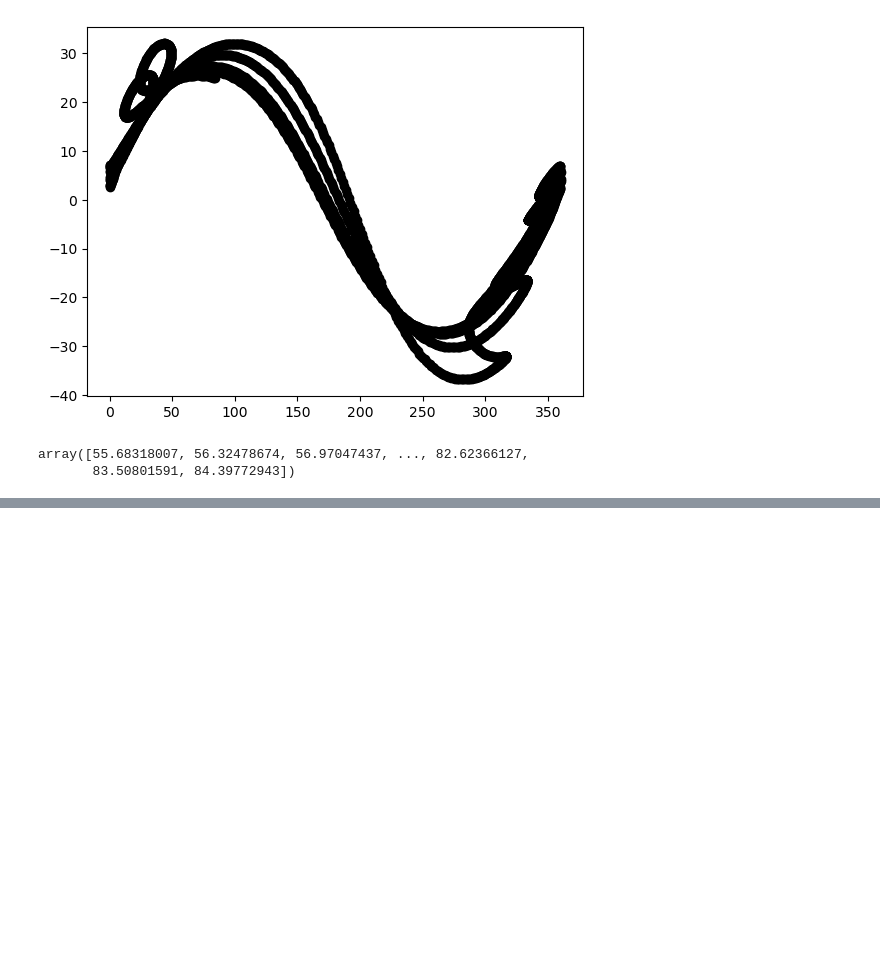
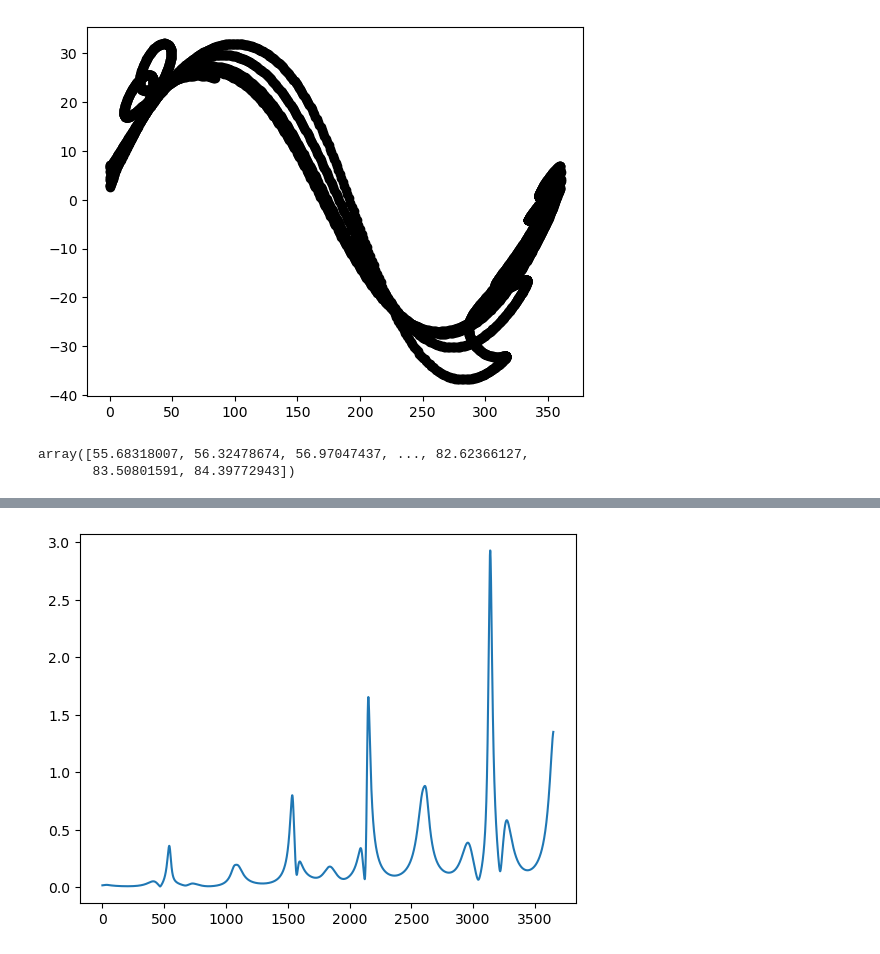
Before and after one commit to yoachim/23_Scratch, a Jupyter notebook: skyfield_sso/skyfield_sso.ipynb, the cells around one changed output, grey strips where cells are left out. Saved outputs shown, nothing was run; the diff lists cells and outputs as text; code cells hidden in the pictures; blank space fills up the shorter version.

```diff
--- a/skyfield_sso/skyfield_sso.ipynb
+++ b/skyfield_sso/skyfield_sso.ipynb
@@ -203,0 +177,7 @@ n_body_ephems = oo.generate_ephemerides(eph_times, 'nbody')
+# %%
+diff = angular_separation(two_body_ephems['ra'],
+                          two_body_ephems['dec'], n_body_ephems['ra'], n_body_ephems['dec'])
+# %%
+ack = plt.plot(diff)
+# %% [output]
+[figure, added]
```
Also changed, not shown: parts of 13 cells of this notebook.
